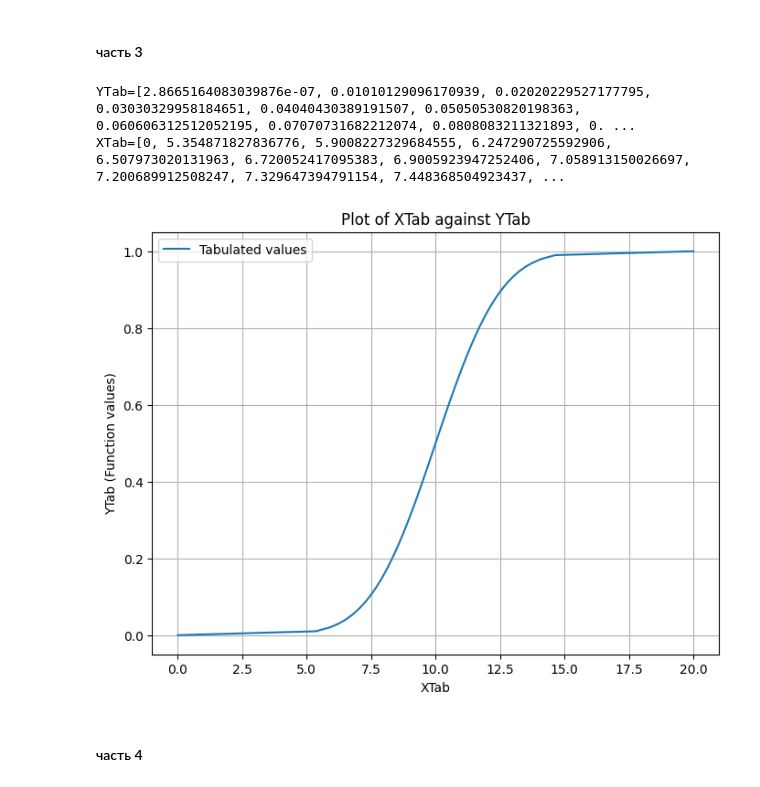
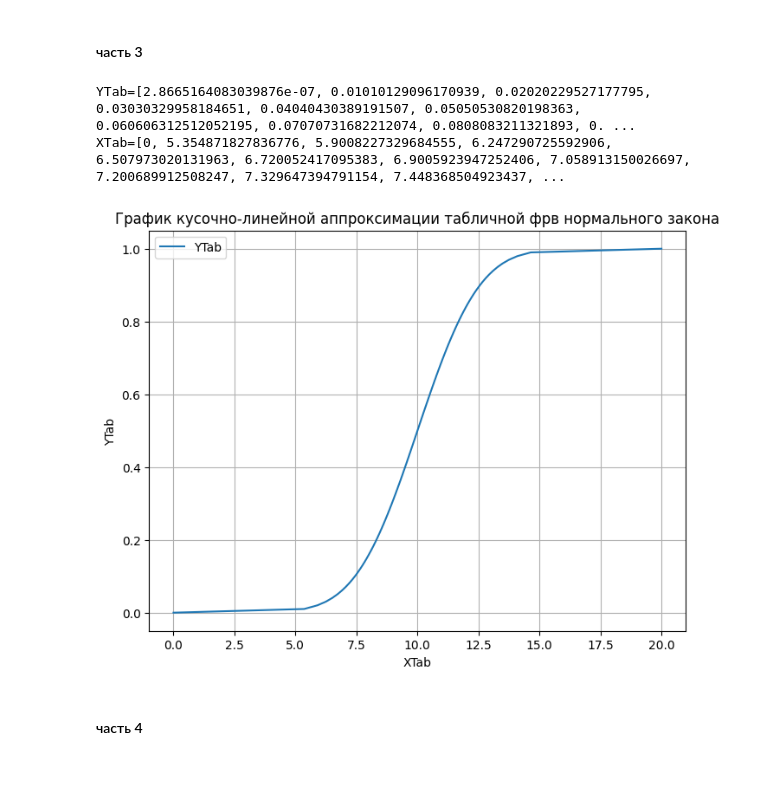
Before and after one commit to Sypoo1/mtuci-statistics, a Jupyter notebook: 6.ipynb, the cells around one changed output. Saved outputs shown, nothing was run; the diff lists cells and outputs as text; code cells hidden in the pictures.

```diff
--- a/6.ipynb
+++ b/6.ipynb
@@ -143,35 +125,32 @@ def GetTabF(F, minArg, maxArg, PointsCount):
 # %%
 expectation= 10
 std=2
 
 
-# Get the tabulated data
 minArg = expectation - 10
 maxArg = expectation + 10
 TabSize = 101
 
- # Get the XTab and YTab values
 XTab, YTab = GetTabF(cdf_function, minArg, maxArg, TabSize)
 
 def plot_xtab_ytab(XTab, YTab):
 
     plt.figure(figsize=(8, 6))
-    plt.plot(XTab, YTab, label="Tabulated values")
+    plt.plot(XTab, YTab, label="YTab")
 
-    plt.title("Plot of XTab against YTab")
+    plt.title("График кусочно-линейной аппроксимации табличной фрв нормального закона")
     plt.xlabel("XTab")
-    plt.ylabel("YTab (Function values)")
+    plt.ylabel("YTab")
     plt.legend()
     plt.grid(True)
 
-    # Show the plot
     plt.show()
 
 plot_xtab_ytab(XTab, YTab)
 # %% [output]
 YTab=[2.8665164083039876e-07, 0.01010129096170939, 0.02020229527177795, 0.03030329958184651, 0.04040430389191507, 0.05050530820198363, 0.060606312512052195, 0.07070731682212074, 0.0808083211321893, 0. ...
 XTab=[0, 5.354871827836776, 5.9008227329684555, 6.247290725592906, 6.507973020131963, 6.720052417095383, 6.9005923947252406, 7.058913150026697, 7.200689912508247, 7.329647394791154, 7.448368504923437, ...
-[figure, old version]
+[figure, new version]
 # %% [markdown]
 #### часть 4
 # %%
```
Also changed, not shown: parts of 11 cells of this notebook.
